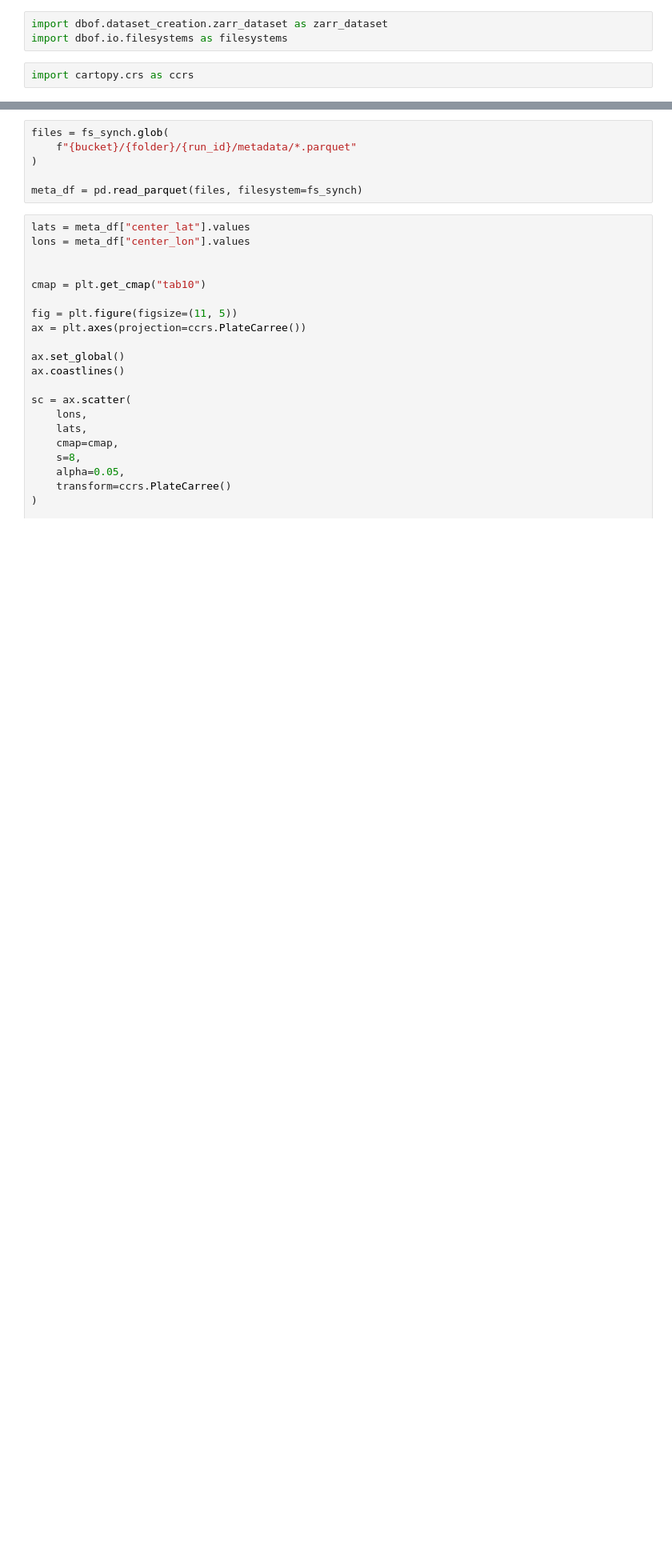
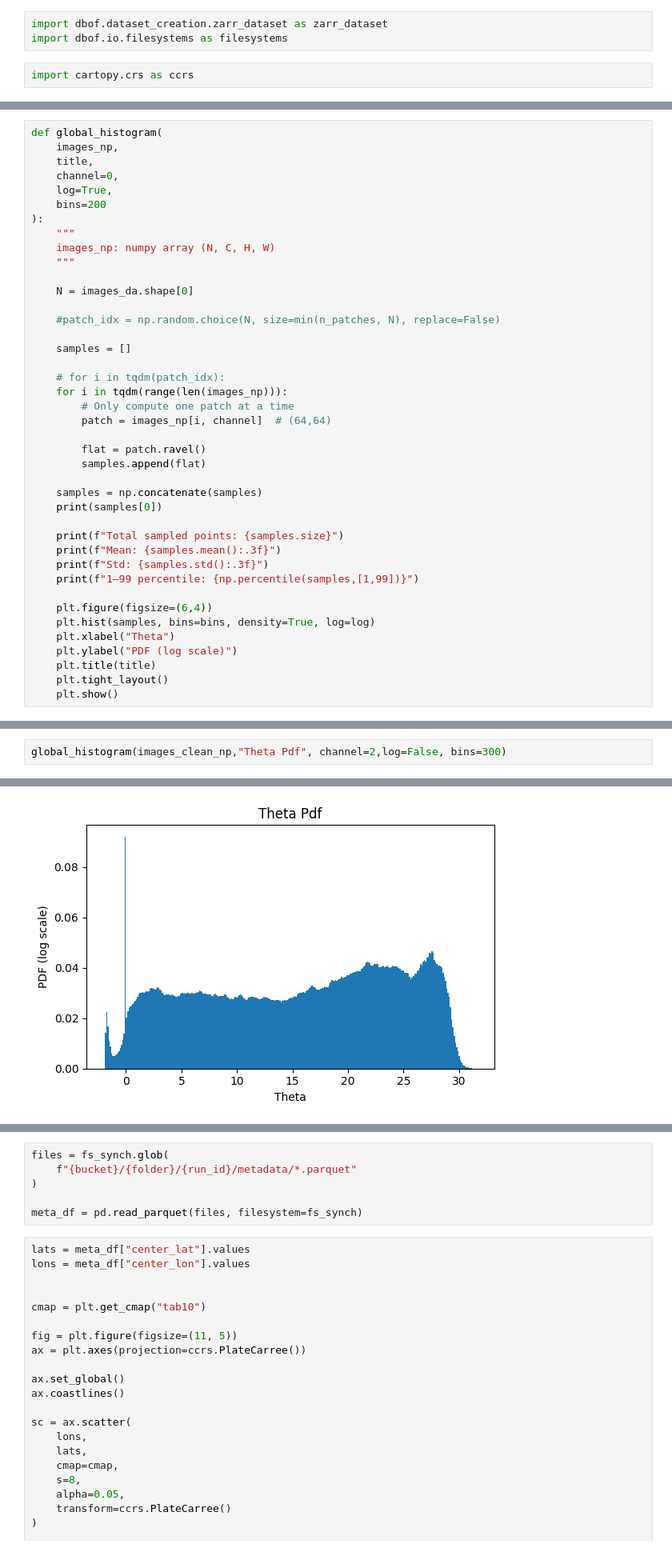
Before and after one commit to Sea-Meets-the-Stars/DBOF_Representation_Learning, a Jupyter notebook: notebooks/eda.ipynb, the cells around one changed output, grey strips where cells are left out. Shown at 80% size. Drawn from its saved outputs; the diff is of its cells as text; blank space fills up the shorter version.

```diff
--- a/notebooks/eda.ipynb
+++ b/notebooks/eda.ipynb
@@ -25,0 +156,41 @@ reader = zarr_dataset.ZarrDatasetReader(
+# %%
+def global_histogram(
+    images_np,
+    title,
+    channel=0,
+    log=True,
+    bins=200
+):
+    """
+    images_np: numpy array (N, C, H, W)
+    """
+
+    N = images_da.shape[0]
+
+    #patch_idx = np.random.choice(N, size=min(n_patches, N), replace=False)
+
+    samples = []
+
+    # for i in tqdm(patch_idx):
+    for i in tqdm(range(len(images_np))):
+        # Only compute one patch at a time
+        patch = images_np[i, channel]  # (64,64)
+
+        flat = patch.ravel()
+        samples.append(flat)
+
+    samples = np.concatenate(samples)
+    print(samples[0])
+
+    print(f"Total sampled points: {samples.size}")
+    print(f"Mean: {samples.mean():.3f}")
+    print(f"Std: {samples.std():.3f}")
+    print(f"1–99 percentile: {np.percentile(samples,[1,99])}")
+
+    plt.figure(figsize=(6,4))
+    plt.hist(samples, bins=bins, density=True, log=log)
+    plt.xlabel("Theta")
+    plt.ylabel("PDF (log scale)")
+    plt.title(title)
+    plt.tight_layout()
+    plt.show()
@@ -25,0 +201,3 @@ reader = zarr_dataset.ZarrDatasetReader(
+# %%
+global_histogram(images_clean_np,"Theta Pdf", channel=2,log=False, bins=300)
+# %% [output]
@@ -25,0 +209 @@ reader = zarr_dataset.ZarrDatasetReader(
+[figure, added]
```
Also changed, not shown: parts of 20 cells of this notebook, 2 other files.
